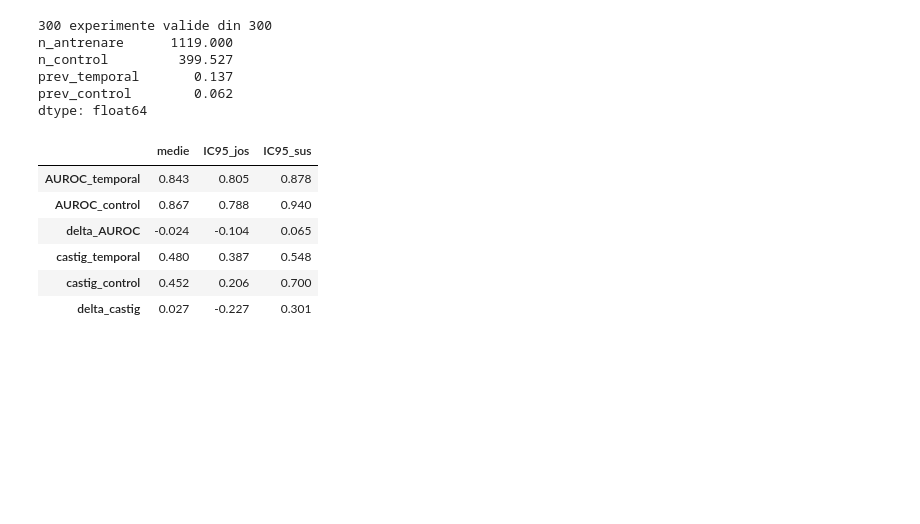
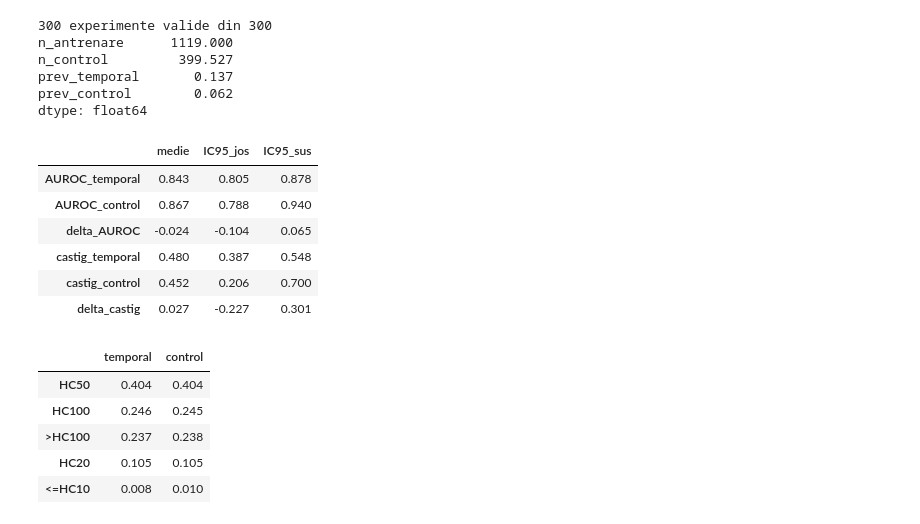
Before and after one commit to AioaneClaudia/Predic-ia-rezisten-ei-la-antibiotice-din-genom, a Jupyter notebook: notebooks/03_control_distanta.ipynb, the cells around one changed output. Saved outputs shown, nothing was run; the diff lists cells and outputs as text; code cells hidden in the pictures; blank space fills up the shorter version.

```diff
--- a/notebooks/03_control_distanta.ipynb
+++ b/notebooks/03_control_distanta.ipynb
@@ -88,3 +88,15 @@ dtype: float64
 | castig_temporal | 0.480 | 0.387 | 0.548 |
 | castig_control | 0.452 | 0.206 | 0.700 |
 | delta_castig | 0.027 | -0.227 | 0.301 |
+# %%
+#verificare ca distributiile s-au potrivit
+rez1, tr1, nou1, ctrl1 = ev.control_distanta(df, seed=0, returneaza_seturi=True)
+pd.DataFrame({"temporal": ev.bin_distanta(ev.distanta_minima(tr1, nou1)).value_counts(normalize=True),
+              "control": ev.bin_distanta(ev.distanta_minima(tr1, ctrl1)).value_counts(normalize=True)}).round(3)
+# %% [output]
+|  | temporal | control |
+| HC50 | 0.404 | 0.404 |
+| HC100 | 0.246 | 0.245 |
+| >HC100 | 0.237 | 0.238 |
+| HC20 | 0.105 | 0.105 |
+| <=HC10 | 0.008 | 0.010 |
```
Also changed, not shown: parts of 2 cells of this notebook.
